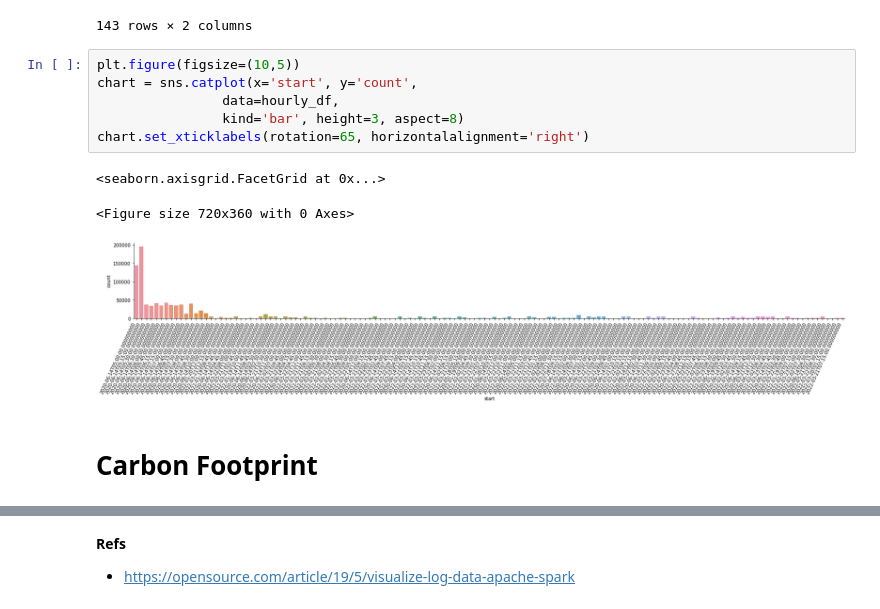
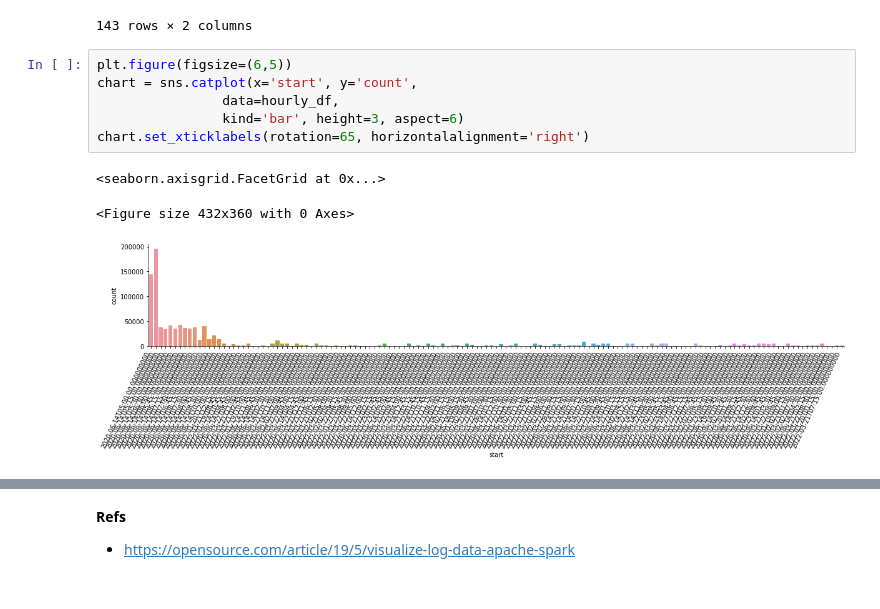
Before and after one commit to altanai/Freeswitch_Spark_analysis, a Jupyter notebook: FreeswitchLog.ipynb, the cells around one changed output, grey strips where cells are left out. Saved outputs shown, nothing was run; the diff lists cells and outputs as text.

```diff
--- a/FreeswitchLog.ipynb
+++ b/FreeswitchLog.ipynb
@@ -303,14 +280,12 @@ hourly_df
 | 142 | 533 | 2022-03-21 07:15:00 |
 143 rows × 2 columns
 # %%
-plt.figure(figsize=(10,5))
+plt.figure(figsize=(6,5))
 chart = sns.catplot(x='start', y='count',
                 data=hourly_df,
-                kind='bar', height=3, aspect=8)
+                kind='bar', height=3, aspect=6)
 chart.set_xticklabels(rotation=65, horizontalalignment='right')
 # %% [output]
 <seaborn.axisgrid.FacetGrid at 0x...>
-<Figure size 720x360 with 0 Axes>
+<Figure size 432x360 with 0 Axes>
-[figure, old version]
+[figure, new version]
-# %% [markdown]
-# Carbon Footprint
```
Also changed, not shown: parts of 17 cells of this notebook, 4 other files.
